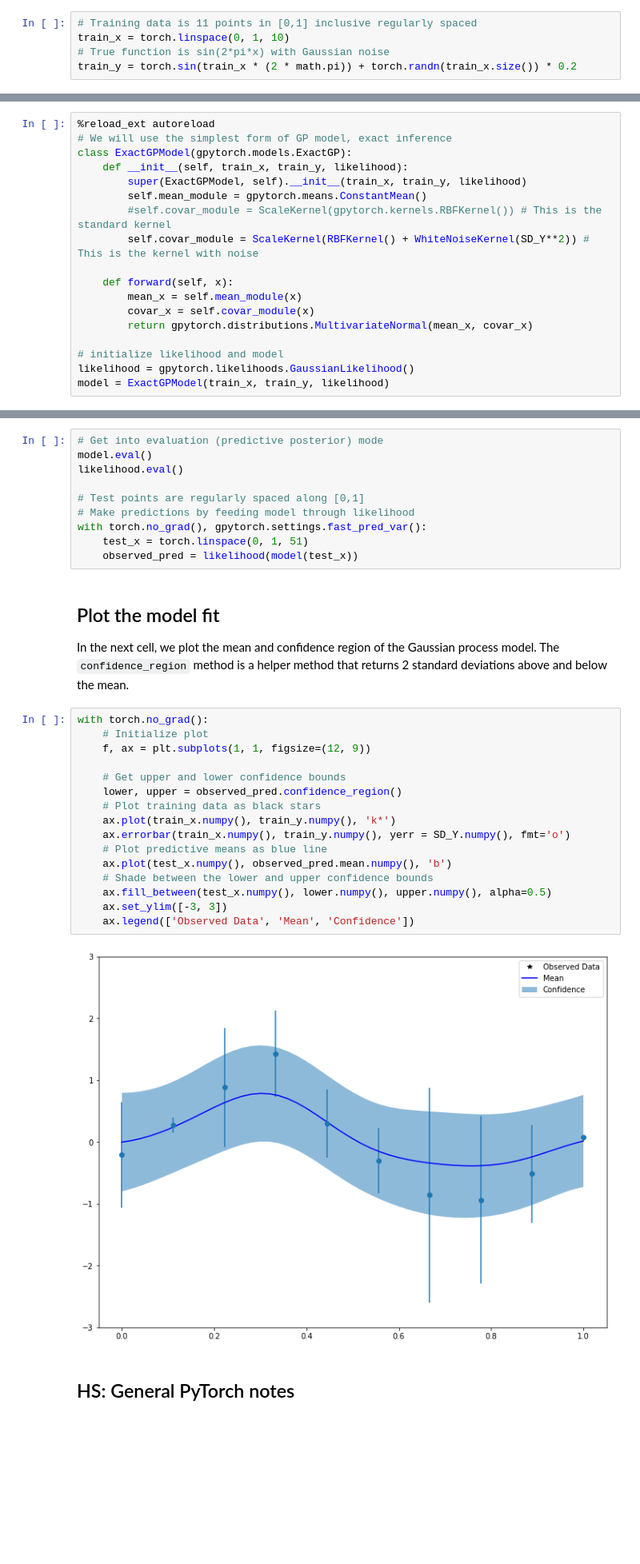
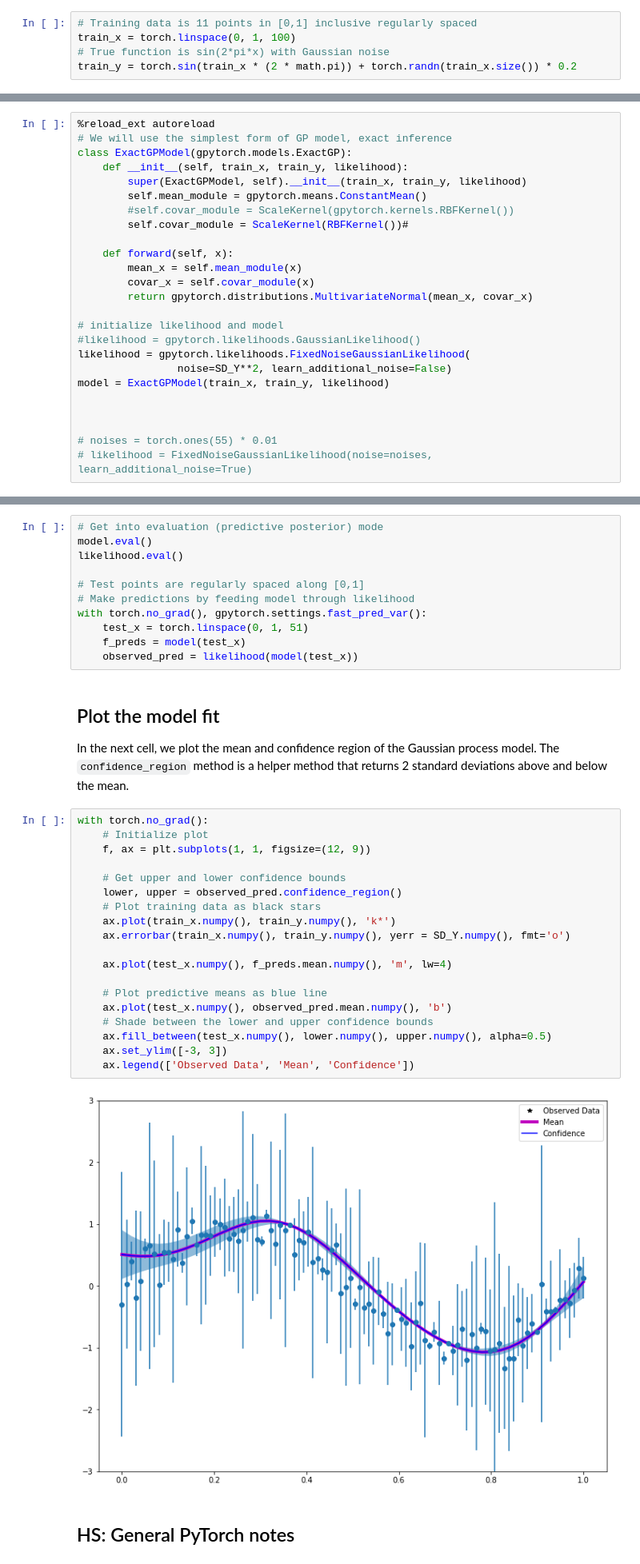
Before and after one commit to hsilver/gpr_examples, a Jupyter notebook: GPyTorch_Simple_GP_Regression.ipynb, the cells around one changed output, grey strips where cells are left out. Shown at 80% size. Drawn from its saved outputs; the diff is of its cells as text; blank space fills up the shorter version.

```diff
--- a/GPyTorch_Simple_GP_Regression.ipynb
+++ b/GPyTorch_Simple_GP_Regression.ipynb
@@ -33,7 +34,7 @@ from gpytorch.kernels import ScaleKernel, RBFKernel, WhiteNoiseKernel
 In the next cell, we set up the training data for this example. We'll be using 11 regularly spaced points on [0,1] which we evaluate the function on and add Gaussian noise to get the training labels.
 # %%
 # Training data is 11 points in [0,1] inclusive regularly spaced
-train_x = torch.linspace(0, 1, 10)
+train_x = torch.linspace(0, 1, 100)
 # True function is sin(2*pi*x) with Gaussian noise
 train_y = torch.sin(train_x * (2 * math.pi)) + torch.randn(train_x.size()) * 0.2
 # %%
@@ -87,8 +103,8 @@ class ExactGPModel(gpytorch.models.ExactGP):
     def __init__(self, train_x, train_y, likelihood):
         super(ExactGPModel, self).__init__(train_x, train_y, likelihood)
         self.mean_module = gpytorch.means.ConstantMean()
-        #self.covar_module = ScaleKernel(gpytorch.kernels.RBFKernel()) # This is the standard kernel
-        self.covar_module = ScaleKernel(RBFKernel() + WhiteNoiseKernel(SD_Y**2)) # This is the kernel with noise
+        #self.covar_module = ScaleKernel(gpytorch.kernels.RBFKernel())
+        self.covar_module = ScaleKernel(RBFKernel())#
 
     def forward(self, x):
         mean_x = self.mean_module(x)
@@ -96,5 +112,12 @@ class ExactGPModel(gpytorch.models.ExactGP):
         return gpytorch.distributions.MultivariateNormal(mean_x, covar_x)
 
 # initialize likelihood and model
-likelihood = gpytorch.likelihoods.GaussianLikelihood()
+#likelihood = gpytorch.likelihoods.GaussianLikelihood()
+likelihood = gpytorch.likelihoods.FixedNoiseGaussianLikelihood(
+                noise=SD_Y**2, learn_additional_noise=False)
 model = ExactGPModel(train_x, train_y, likelihood)
+
+
+
+# noises = torch.ones(55) * 0.01
+# likelihood = FixedNoiseGaussianLikelihood(noise=noises, learn_additional_noise=True)
@@ -180,6 +219,7 @@ likelihood.eval()
 # Make predictions by feeding model through likelihood
 with torch.no_grad(), gpytorch.settings.fast_pred_var():
     test_x = torch.linspace(0, 1, 51)
+    f_preds = model(test_x)
     observed_pred = likelihood(model(test_x))
 # %% [markdown]
 ## Plot the model fit
@@ -188,21 +228,24 @@ In the next cell, we plot the mean and confidence region of the Gaussian process
 # %%
 with torch.no_grad():
     # Initialize plot
     f, ax = plt.subplots(1, 1, figsize=(12, 9))
 
     # Get upper and lower confidence bounds
     lower, upper = observed_pred.confidence_region()
     # Plot training data as black stars
     ax.plot(train_x.numpy(), train_y.numpy(), 'k*')
     ax.errorbar(train_x.numpy(), train_y.numpy(), yerr = SD_Y.numpy(), fmt='o')
+
+    ax.plot(test_x.numpy(), f_preds.mean.numpy(), 'm', lw=4)
+
     # Plot predictive means as blue line
     ax.plot(test_x.numpy(), observed_pred.mean.numpy(), 'b')
     # Shade between the lower and upper confidence bounds
     ax.fill_between(test_x.numpy(), lower.numpy(), upper.numpy(), alpha=0.5)
     ax.set_ylim([-3, 3])
     ax.legend(['Observed Data', 'Mean', 'Confidence'])
 # %% [output]
-[figure, old version]
+[figure, new version]
 # %% [markdown]
 ## HS: General PyTorch notes
 # %% [markdown]
```
Also changed, not shown: parts of 6 cells of this notebook, 2 other files.
